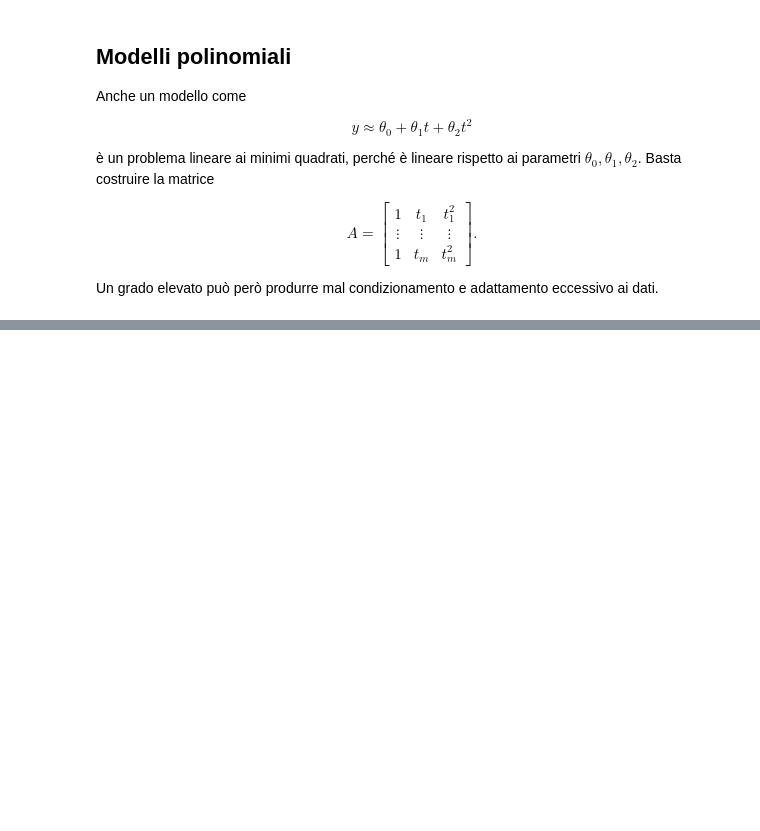
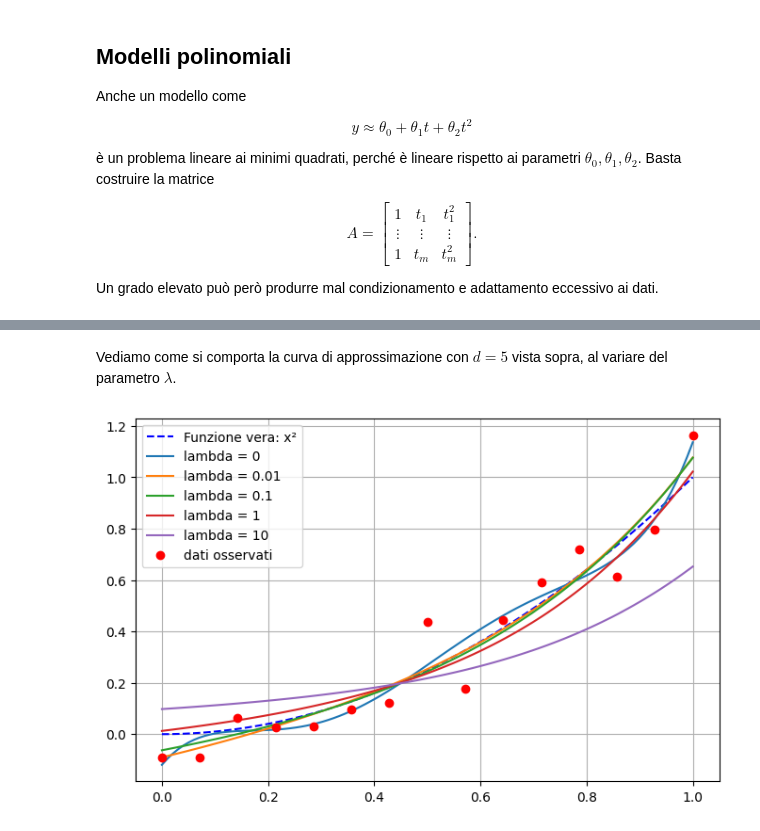
Before and after one commit to elenaloli/metodi-numerici-per-il-calcolo-2026-27, a Jupyter notebook: _sources/book/minimi_quadrati.ipynb, the cells around one changed output, grey strips where cells are left out. Cells and saved outputs as stored; diff of their text form; code cells hidden in the pictures; blank space fills up the shorter version.

```diff
--- a/_sources/book/minimi_quadrati.ipynb
+++ b/_sources/book/minimi_quadrati.ipynb
@@ -608,0 +808,47 @@ Un grado elevato può però produrre mal condizionamento e adattamento eccessivo
+# %%
+# Grado del polinomio e matrice del modello.
+d = 5
+X = vandermonde(x, d)
+
+# Il nome "lambda" è riservato nel linguaggio Python.
+lmbda = 1
+
+# Equazioni normali regolarizzate: A = X^T X + lambda * I.
+A = X.T @ X + lmbda * np.eye(d + 1)
+alpha_tik = np.linalg.solve(A, X.T @ y)
+# %% [markdown]
+Vediamo come si comporta la curva di approssimazione con $d=5$ vista sopra, al variare del parametro $\lambda$.
+# %%
+# Calcoliamo le soluzioni con lambda variabile e salviamole in una lista.
+lmbda_list = [0, 1e-2, 1e-1, 1, 10]
+
+d = 5
+X = vandermonde(x, d)
+
+alpha_tik = []
+for lmbda in lmbda_list:
+    # La matrice cambia a ogni valore del parametro di regolarizzazione.
+    A = X.T @ X + lmbda * np.eye(d + 1)
+    if lmbda == 0:
+        # Caso non regolarizzato: risoluzione diretta ai minimi quadrati.
+        coefficienti, _, _, _ = np.linalg.lstsq(X, y, rcond=None)
+    else:
+        coefficienti = np.linalg.solve(A, X.T @ y)
+    alpha_tik.append(coefficienti)
+
+# La funzione generatrice dei dati di questo esempio è y = x^2.
+alpha_true = np.array([0., 0., 1.])
+xx = np.linspace(0, 1, 100)
+yy_true = f(xx, alpha_true)
+
+plt.figure(figsize=(8, 5))
+plt.plot(xx, yy_true, 'b--', label='Funzione vera: x²')
+for lmbda, coefficienti in zip(lmbda_list, alpha_tik):
+    yy_tik = f(xx, coefficienti)
+    plt.plot(xx, yy_tik, label=f"lambda = {lmbda}")
+plt.plot(x, y, 'ro', label='dati osservati')
+plt.legend()
+plt.grid()
+plt.show()
+# %% [output]
+[figure, added]
```
Also changed, not shown: parts of 22 cells of this notebook, 9 other files.
